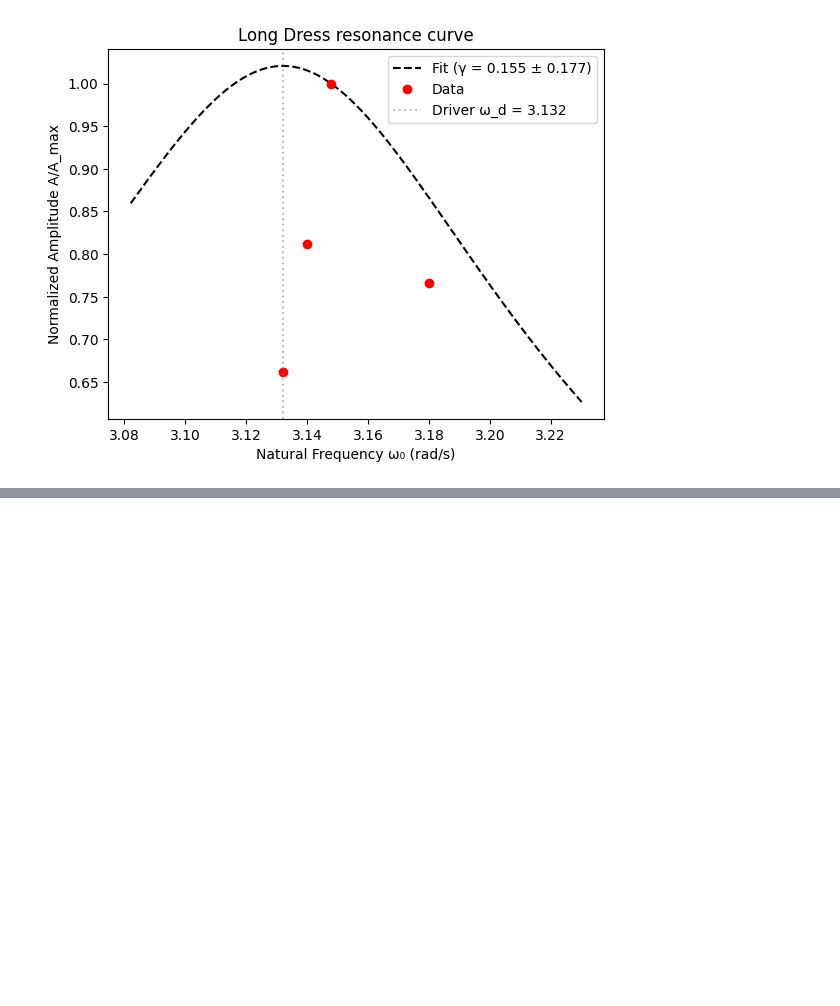
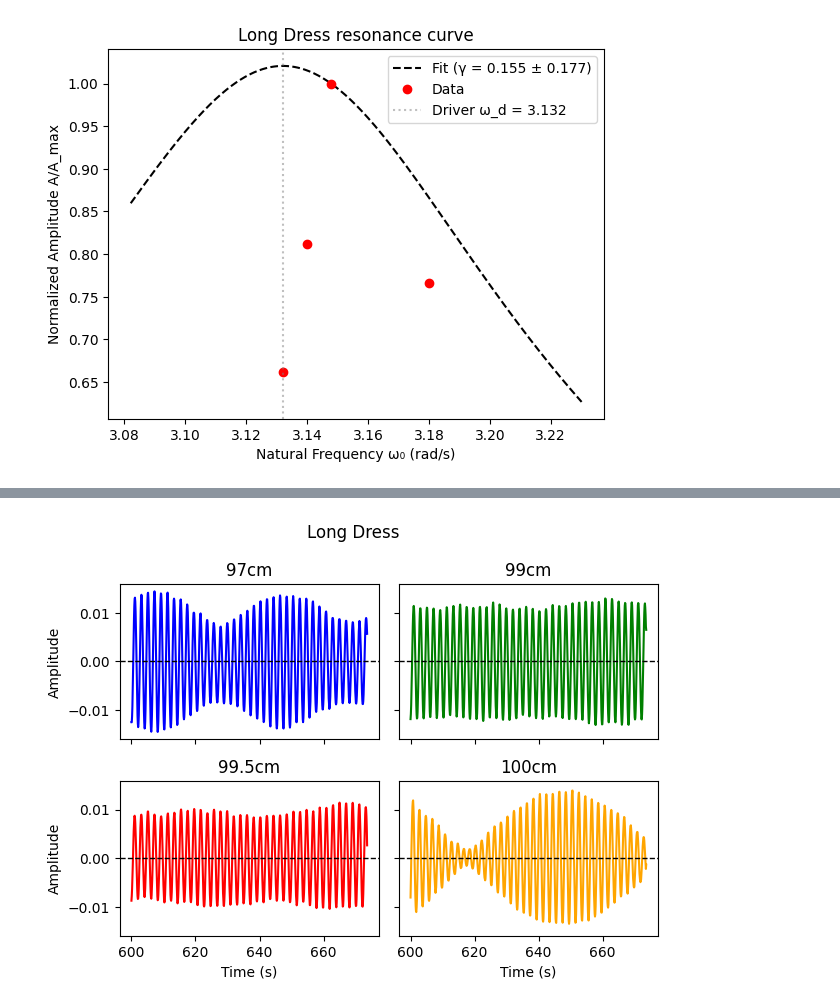
Before and after one commit to kij1n/physics-data-analysis, a Jupyter notebook: sessions/session6.ipynb, the cells around one changed output, grey strips where cells are left out. Drawn from its saved outputs; the diff is of its cells as text; code cells hidden in the pictures; blank space fills up the shorter version.

```diff
--- a/sessions/session6.ipynb
+++ b/sessions/session6.ipynb
@@ -201,0 +207,5 @@ Long Dress detected peaks:
+# %%
+plot_each(long_dress, title="Long Dress", t_range=(600, np.inf))
+plt.show()
+# %% [output]
+[figure, added]
```
Also changed, not shown: parts of 1 cell of this notebook, 2 other files.
